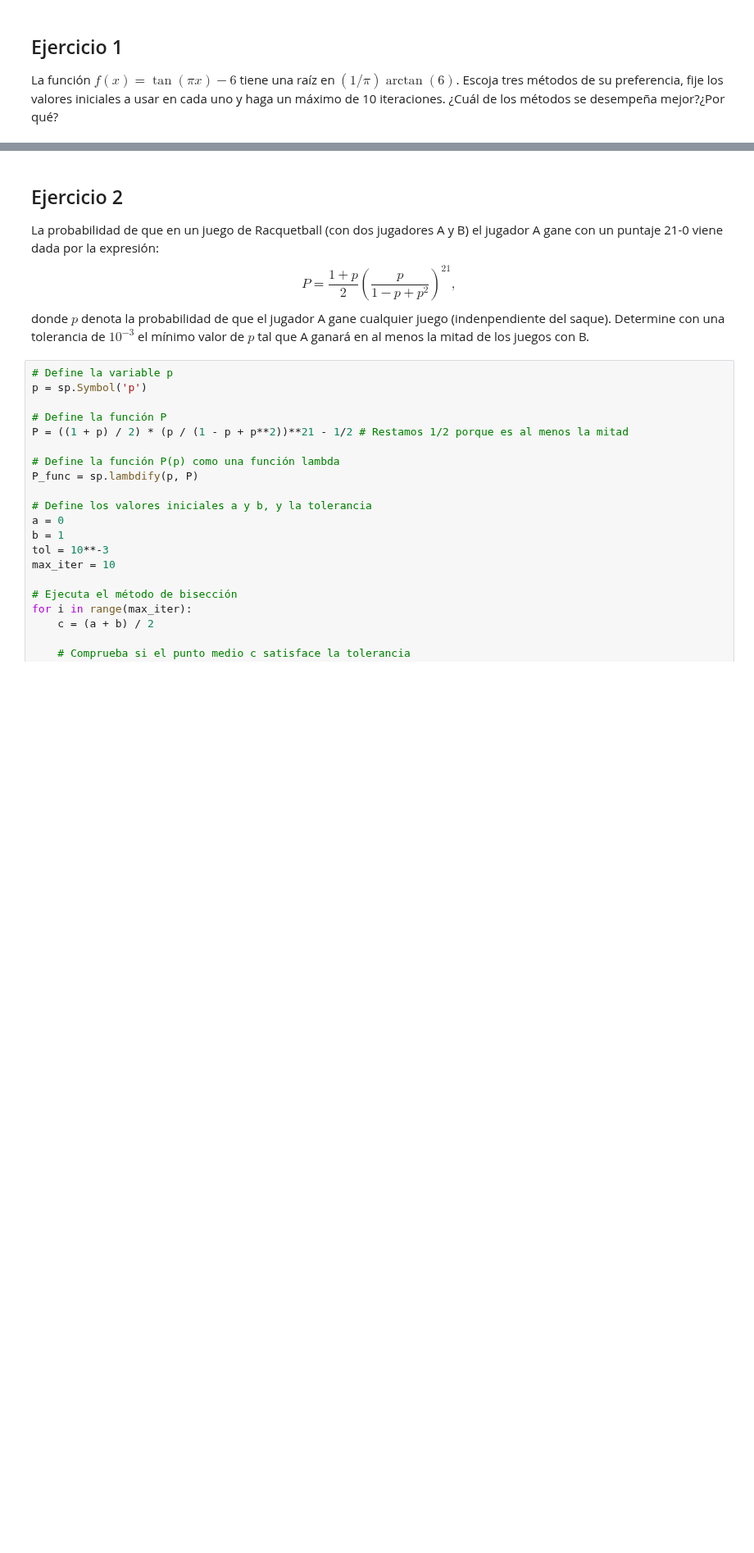
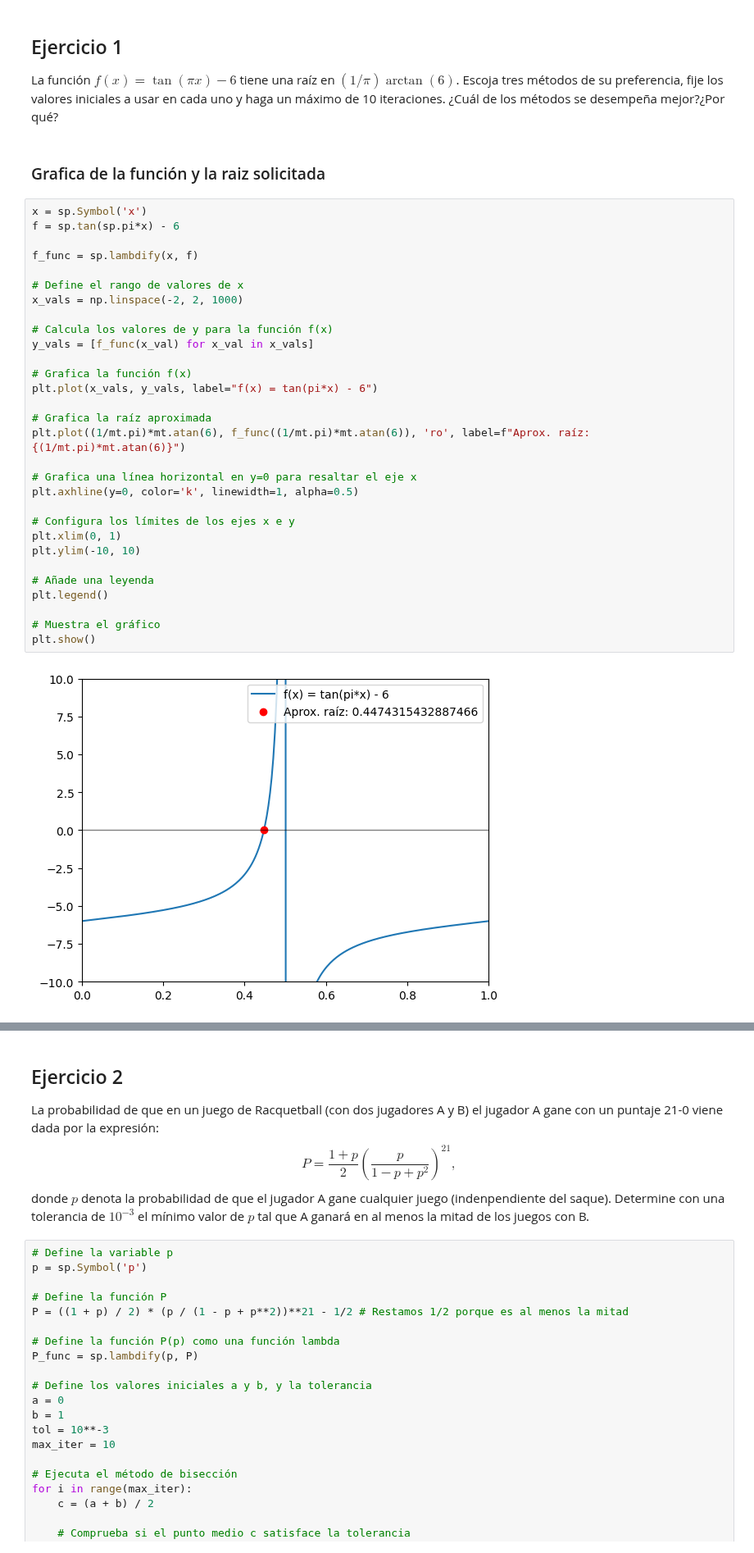
Before and after one commit to K3nnyZY/computer-solutions, a Jupyter notebook: L2 Raices.ipynb, the cells around one changed output, grey strips where cells are left out. Shown at 82% size. Saved outputs shown, nothing was run; the diff lists cells and outputs as text; blank space fills up the shorter version.

```diff
--- a/L2 Raices.ipynb
+++ b/L2 Raices.ipynb
@@ -14,4 +14,38 @@ import numpy as np
 # %% [markdown]
 ## Ejercicio 1
 La función $f(x) = \tan (\pi x) -6$ tiene una raíz en $(1/\pi)\arctan (6)$. Escoja tres métodos de su preferencia, fije los valores iniciales a usar en cada uno y haga un máximo de 10 iteraciones. ¿Cuál de los métodos se desempeña mejor?¿Por qué?
+# %% [markdown]
+### Grafica de la función y la raiz solicitada
+# %%
+x = sp.Symbol('x')
+f = sp.tan(sp.pi*x) - 6
+
+f_func = sp.lambdify(x, f)
+
+# Define el rango de valores de x
+x_vals = np.linspace(-2, 2, 1000)
+
+# Calcula los valores de y para la función f(x)
+y_vals = [f_func(x_val) for x_val in x_vals]
+
+# Grafica la función f(x)
+plt.plot(x_vals, y_vals, label="f(x) = tan(pi*x) - 6")
+
+# Grafica la raíz aproximada
+plt.plot((1/mt.pi)*mt.atan(6), f_func((1/mt.pi)*mt.atan(6)), 'ro', label=f"Aprox. raíz: {(1/mt.pi)*mt.atan(6)}")
+
+# Grafica una línea horizontal en y=0 para resaltar el eje x
+plt.axhline(y=0, color='k', linewidth=1, alpha=0.5)
+
+# Configura los límites de los ejes x e y
+plt.xlim(0, 1)
+plt.ylim(-10, 10)
+
+# Añade una leyenda
+plt.legend()
+
+# Muestra el gráfico
+plt.show()
+# %% [output]
+[figure, added]
 # %% [markdown]
```
Also changed, not shown: parts of 9 cells of this notebook, 1 other file.
